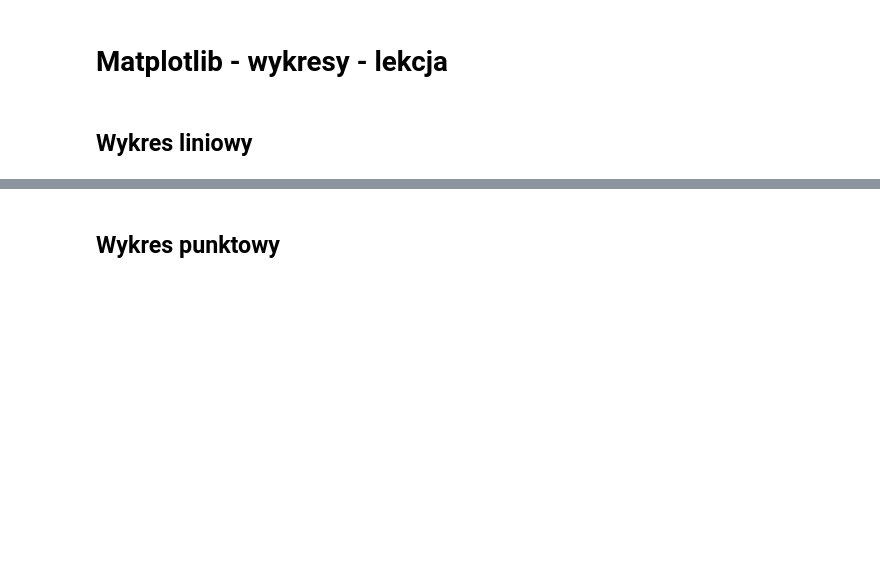
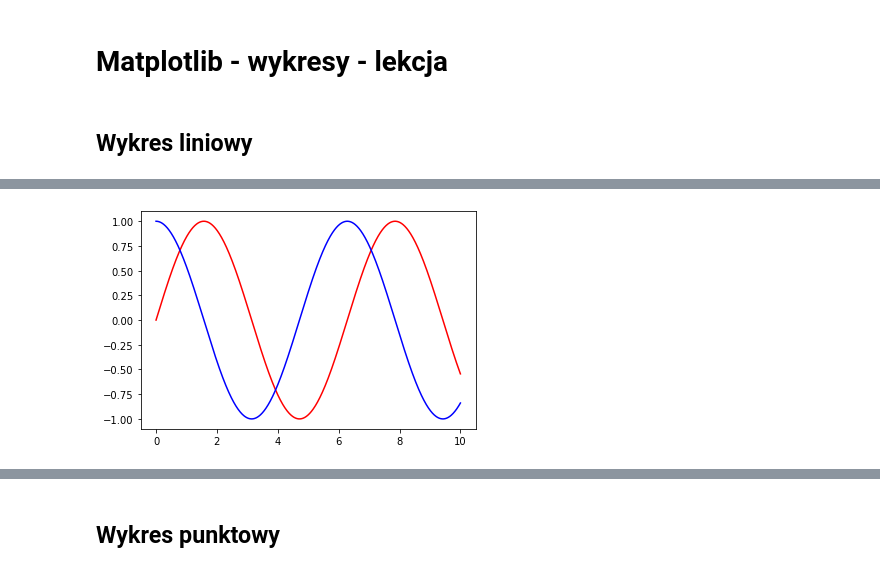
Before and after one commit to sagespl/python-masterclass, a Jupyter notebook: g01-matplotlib-wykresy-lekcja.ipynb, the cells around one changed output, grey strips where cells are left out. Drawn from its saved outputs; the diff is of its cells as text; code cells hidden in the pictures; blank space fills up the shorter version.

```diff
--- a/g01-matplotlib-wykresy-lekcja.ipynb
+++ b/g01-matplotlib-wykresy-lekcja.ipynb
@@ -20,11 +24,13 @@ plt.show()
 # %%
 x = np.linspace(0, 10, 1000)
 sin = np.sin(x)
 cos = np.cos(x)
 
-plt.plot(x, sin)
-plt.plot(x, cos)
+plt.plot(x, sin, color='red')
+plt.plot(x, cos, color='blue')
 plt.show()
+# %% [output]
+[figure, added]
 # %%
 x = np.linspace(0, 10, 1000)
 
```
Also changed, not shown: parts of 37 cells of this notebook, 3 other files.
